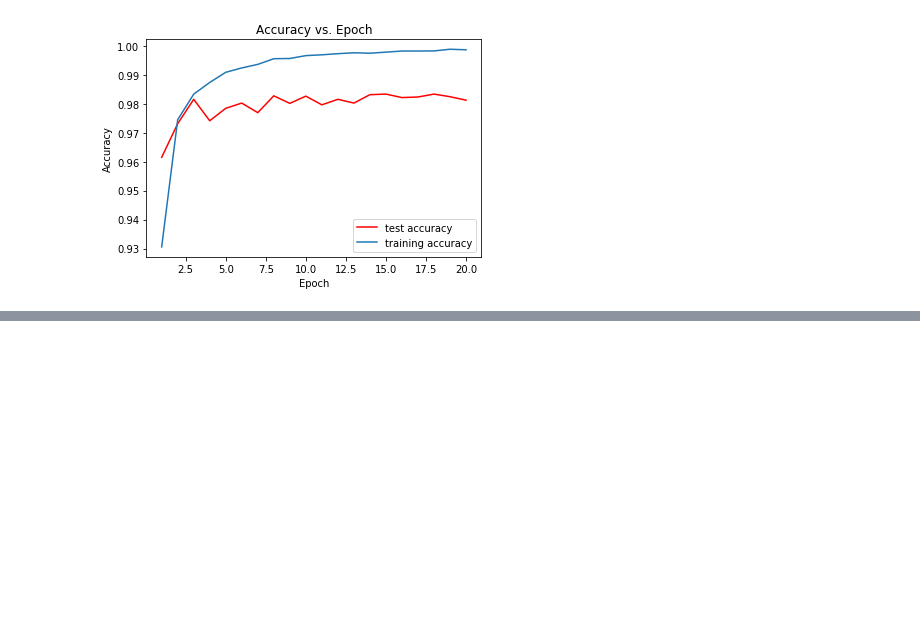
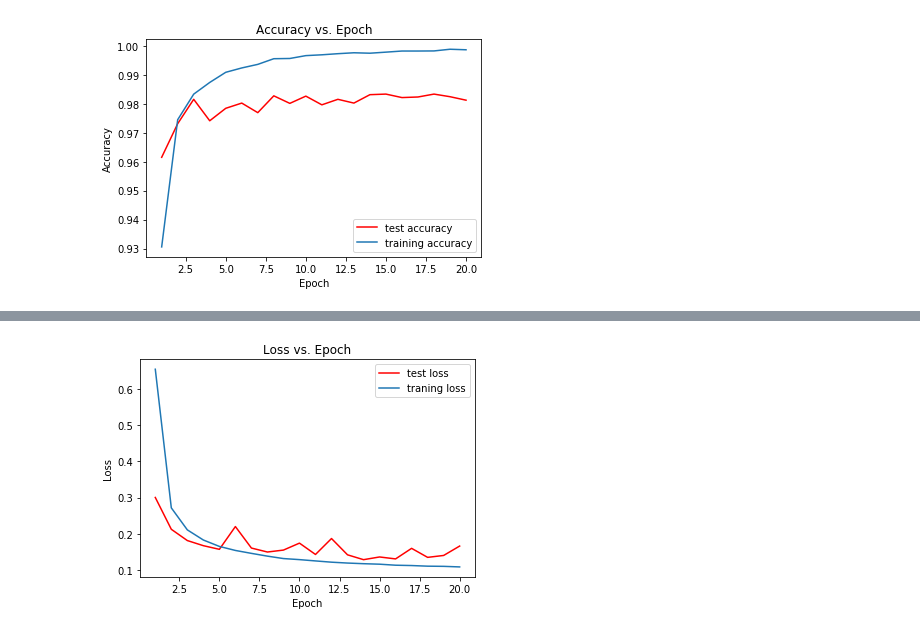
Before and after one commit to IMabuza/handwritten_digits_classification, a Jupyter notebook: handwritten_digits_classification.ipynb, the cells around one changed output, grey strips where cells are left out. Cells and saved outputs as stored; diff of their text form; code cells hidden in the pictures; blank space fills up the shorter version.

Commit message:
Regulariser

```diff
--- a/handwritten_digits_classification.ipynb
+++ b/handwritten_digits_classification.ipynb
@@ -269,3 +269,24 @@ plot_loss(history)
 plot_accuracy(history)
 # %% [output]
 [figure]
+# %%
+## Regulariser
+
+## Difine the layers of the sequential model and print a summary
+nnt = models.Sequential()
+nnt.add(layers.Dense(512, activation = 'relu', input_shape = (28*28, ),
+                        kernel_regularizer=regularizers.l2(0.001)))
+nnt.add(layers.Dense(512, activation = 'relu', kernel_regularizer=regularizers.l2(0.001)))
+nnt.add(layers.Dense(10, activation = 'softmax'))
+nnt.summary()
+
+## Define an optimzer object and compile the model
+optimizer = rmsprop()
+nnt.compile(optimizer = optimizer, loss = 'categorical_crossentropy', metrics = ['accuracy'])
+
+## Fit the compiled model
+nr.seed(8765)
+set_random_seed(7654)
+history = nnt.fit(train_images, train_labels,
+                  epochs = 20, batch_size = 128,
+                  validation_data = (test_images, test_labels))
@@ -271,0 +311,4 @@ plot_accuracy(history)
+# %%
+plot_loss(history)
+# %% [output]
+[figure, added]
```
Also changed, not shown: parts of 2 cells of this notebook.
